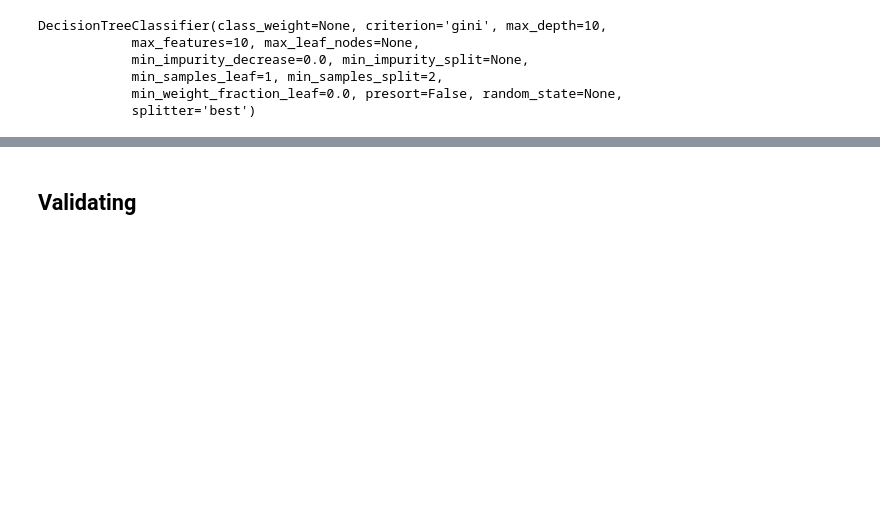
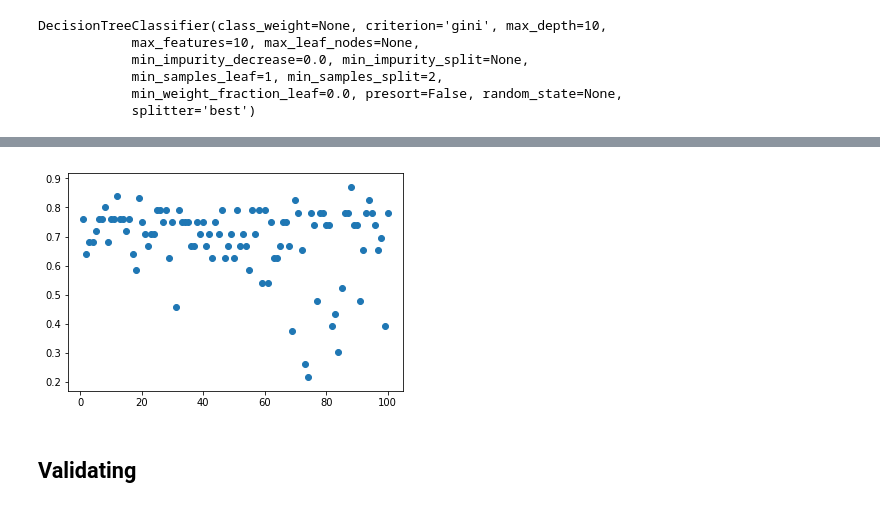
Before and after one commit to jpsmedeiros/machine-learning, a Jupyter notebook: recommender.ipynb, the cells around one changed output, grey strips where cells are left out. Saved outputs shown, nothing was run; the diff lists cells and outputs as text; code cells hidden in the pictures; blank space fills up the shorter version.

```diff
--- a/recommender.ipynb
+++ b/recommender.ipynb
@@ -335,3 +349,8 @@ Accuracy: 0.69 (+/- 0.29)
+# %%
+plt.scatter(*zip(*scores_dtc_results))
+plt.show()
+# %% [output]
+[figure, added]
 # %% [markdown]
 ## Validating
 # %% [markdown]
```
Also changed, not shown: parts of 16 cells of this notebook.
